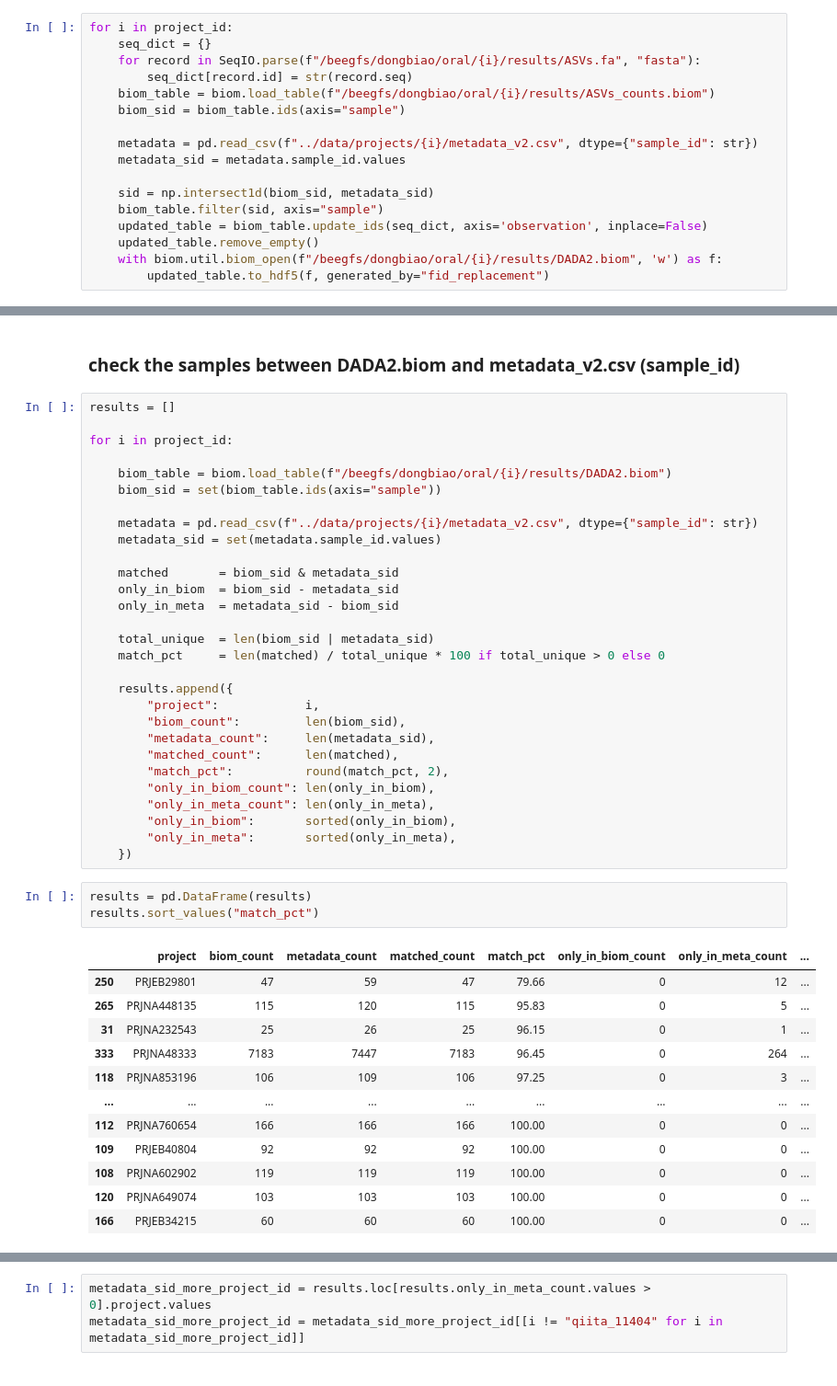
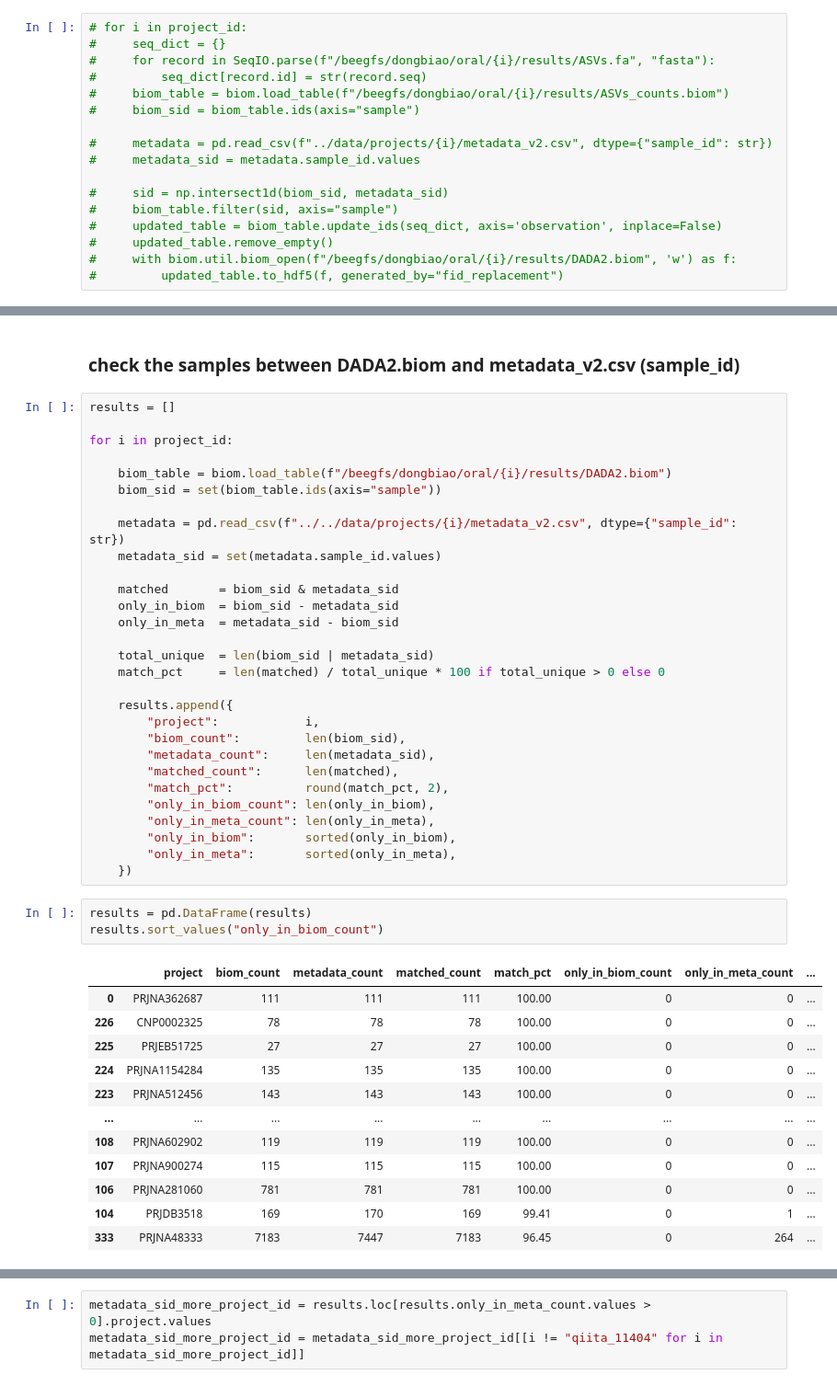
Before and after one commit to xu-research-lab/global-oral-microbiome, a Jupyter notebook: script/data_collect/sra_download_dada2.ipynb, the cells around one changed output, grey strips where cells are left out. Shown at 92% size. Saved outputs shown, nothing was run; the diff lists cells and outputs as text.

Commit message:
Update sra_download_dada2 notebook

```diff
--- a/script/data_collect/sra_download_dada2.ipynb
+++ b/script/data_collect/sra_download_dada2.ipynb
@@ -50,22 +53,22 @@ len(project_id)
 #     with biom.util.biom_open(output_path, 'w') as f:
 #         table.to_hdf5(f, generated_by="pandas_to_biom")
 # %%
-for i in project_id:
-    seq_dict = {}
-    for record in SeqIO.parse(f"/beegfs/dongbiao/oral/{i}/results/ASVs.fa", "fasta"):
-        seq_dict[record.id] = str(record.seq)
-    biom_table = biom.load_table(f"/beegfs/dongbiao/oral/{i}/results/ASVs_counts.biom")
-    biom_sid = biom_table.ids(axis="sample")
+# for i in project_id:
+#     seq_dict = {}
+#     for record in SeqIO.parse(f"/beegfs/dongbiao/oral/{i}/results/ASVs.fa", "fasta"):
+#         seq_dict[record.id] = str(record.seq)
+#     biom_table = biom.load_table(f"/beegfs/dongbiao/oral/{i}/results/ASVs_counts.biom")
+#     biom_sid = biom_table.ids(axis="sample")
 
-    metadata = pd.read_csv(f"../data/projects/{i}/metadata_v2.csv", dtype={"sample_id": str})
-    metadata_sid = metadata.sample_id.values
+#     metadata = pd.read_csv(f"../data/projects/{i}/metadata_v2.csv", dtype={"sample_id": str})
+#     metadata_sid = metadata.sample_id.values
 
-    sid = np.intersect1d(biom_sid, metadata_sid)
-    biom_table.filter(sid, axis="sample")
-    updated_table = biom_table.update_ids(seq_dict, axis='observation', inplace=False)
-    updated_table.remove_empty()
-    with biom.util.biom_open(f"/beegfs/dongbiao/oral/{i}/results/DADA2.biom", 'w') as f:
-        updated_table.to_hdf5(f, generated_by="fid_replacement")
+#     sid = np.intersect1d(biom_sid, metadata_sid)
+#     biom_table.filter(sid, axis="sample")
+#     updated_table = biom_table.update_ids(seq_dict, axis='observation', inplace=False)
+#     updated_table.remove_empty()
+#     with biom.util.biom_open(f"/beegfs/dongbiao/oral/{i}/results/DADA2.biom", 'w') as f:
+#         updated_table.to_hdf5(f, generated_by="fid_replacement")
 # %%
 metadata = pd.read_csv(f"../../data/projects/{project_id[0]}/metadata_v2.csv", dtype={"sample_id": str})
 # %%
@@ -97,7 +100,7 @@ for i in project_id:
     biom_table = biom.load_table(f"/beegfs/dongbiao/oral/{i}/results/DADA2.biom")
     biom_sid = set(biom_table.ids(axis="sample"))
 
-    metadata = pd.read_csv(f"../data/projects/{i}/metadata_v2.csv", dtype={"sample_id": str})
+    metadata = pd.read_csv(f"../../data/projects/{i}/metadata_v2.csv", dtype={"sample_id": str})
     metadata_sid = set(metadata.sample_id.values)
 
     matched       = biom_sid & metadata_sid
@@ -120,18 +123,18 @@ for i in project_id:
     })
 # %%
 results = pd.DataFrame(results)
-results.sort_values("match_pct")
+results.sort_values("only_in_biom_count")
 # %% [output]
 |  | project | biom_count | metadata_count | matched_count | match_pct | only_in_biom_count | only_in_meta_count | ... |
-| 250 | PRJEB29801 | 47 | 59 | 47 | 79.66 | 0 | 12 | ... |
-| 265 | PRJNA448135 | 115 | 120 | 115 | 95.83 | 0 | 5 | ... |
-| 31 | PRJNA232543 | 25 | 26 | 25 | 96.15 | 0 | 1 | ... |
+| 0 | PRJNA362687 | 111 | 111 | 111 | 100.00 | 0 | 0 | ... |
+| 226 | CNP0002325 | 78 | 78 | 78 | 100.00 | 0 | 0 | ... |
+| 225 | PRJEB51725 | 27 | 27 | 27 | 100.00 | 0 | 0 | ... |
+| 224 | PRJNA1154284 | 135 | 135 | 135 | 100.00 | 0 | 0 | ... |
+| 223 | PRJNA512456 | 143 | 143 | 143 | 100.00 | 0 | 0 | ... |
+| ... | ... | ... | ... | ... | ... | ... | ... | ... |
+| 108 | PRJNA602902 | 119 | 119 | 119 | 100.00 | 0 | 0 | ... |
+| 107 | PRJNA900274 | 115 | 115 | 115 | 100.00 | 0 | 0 | ... |
+| 106 | PRJNA281060 | 781 | 781 | 781 | 100.00 | 0 | 0 | ... |
+| 104 | PRJDB3518 | 169 | 170 | 169 | 99.41 | 0 | 1 | ... |
 | 333 | PRJNA48333 | 7183 | 7447 | 7183 | 96.45 | 0 | 264 | ... |
-| 118 | PRJNA853196 | 106 | 109 | 106 | 97.25 | 0 | 3 | ... |
-| ... | ... | ... | ... | ... | ... | ... | ... | ... |
-| 112 | PRJNA760654 | 166 | 166 | 166 | 100.00 | 0 | 0 | ... |
-| 109 | PRJEB40804 | 92 | 92 | 92 | 100.00 | 0 | 0 | ... |
-| 108 | PRJNA602902 | 119 | 119 | 119 | 100.00 | 0 | 0 | ... |
-| 120 | PRJNA649074 | 103 | 103 | 103 | 100.00 | 0 | 0 | ... |
-| 166 | PRJEB34215 | 60 | 60 | 60 | 100.00 | 0 | 0 | ... |
 334 rows × 9 columns
```
Also changed, not shown: parts of 32 cells of this notebook.
